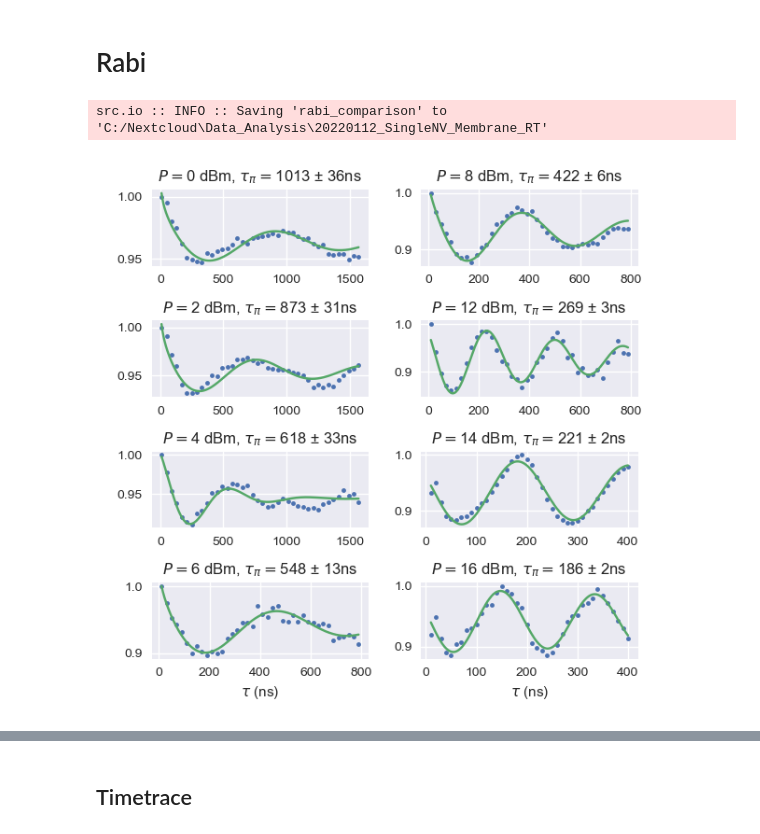
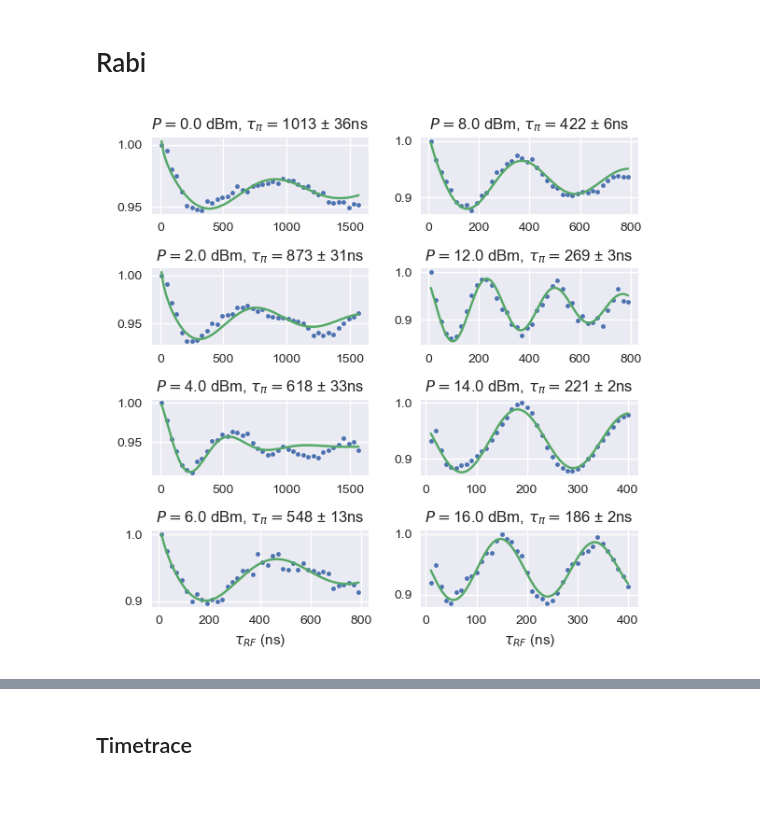
Before and after one commit to dineshpinto/qudi-hira-analysis, a Jupyter notebook: notebooks/20220112_SingleNV_Membrane_RT.ipynb, the cells around one changed output, grey strips where cells are left out. Drawn from its saved outputs; the diff is of its cells as text; code cells hidden in the pictures; blank space fills up the shorter version.

```diff
--- a/notebooks/20220112_SingleNV_Membrane_RT.ipynb
+++ b/notebooks/20220112_SingleNV_Membrane_RT.ipynb
@@ -259 +257,3 @@ rabi = sio.read_pulsed_measurement_data(DATA_FOLDERPATH, measurement_str="rabi")
+# %%
+rabi = sio.read_pulsed_measurement_dataclass(DATA_FOLDERPATH, measurement_str="rabi")
 # %%
@@ -270,53 +266,49 @@ del rabi1["20220208-1950-35"]
 # %%
 %matplotlib widget
 
-fig, ax = plt.subplots(nrows=len(rabi1) // 2, ncols=len(rabi1)//4, sharex=False, figsize=(6, 6))
+keys_to_plot = ['20220208-1453-21', '20220208-1600-40', '20220208-1623-58', '20220208-1629-50', '20220208-1641-00', '20220208-1647-50', '20220208-1921-36', '20220208-1932-34']
+fig, ax = plt.subplots(nrows=len(keys_to_plot) // 2, ncols=len(keys_to_plot)//4, sharex=False, figsize=(6, 6))
 
 frequencies, powers = [], []
 
 idx = 0
 idx2 = 0
-for key in rabi1.keys():
-    df = rabi1[key]["pulsed_measurement"]["data"]
-    filename = rabi1[key]["pulsed_measurement"]["filename"]
-    power = re.search('rabi_(.*)dBm', filename).group(1)
+for key in keys_to_plot:
+    power = rabi[key].get_param_from_filename(unit="dBm")
 
-    x = df["Controlled variable(s)"] * 1e9
+    x, _ =  rabi[key].pulsed_measurement.get_data()
+    x *= 1e9
 
-    laser_pulses = rabi1[key]["laser_pulses"]["data"]
-    y, yerr = qft.analyse_mean_norm(laser_pulses, signal_start=170e-9, signal_end=250e-9, norm_start=1000e-9, norm_end=2000e-9)
+    y, yerr = qft.analyse_mean_norm(rabi[key].laser_pulses.data, signal_start=170e-9, signal_end=250e-9, norm_start=1000e-9, norm_end=2000e-9)
     y /= np.max(y)
 
     ax[idx, idx2].plot(x, y, ".")
 
-    if float(power) < 12:
+    if power < 12:
         fit_x, fit_y, result = qft.perform_fit(x, y, "sinestretchedexponentialdecay")
     else:
         fit_x, fit_y, result = qft.perform_fit(x, y, "sineexponentialdecay")
 
 
     pi_length = 1 / result.params["frequency"].value
     pi_length_err = pi_length * (result.params["frequency"].stderr / result.params["frequency"].value)
 
-    powers.append(shp.decibelm_to_watts(float(power)))
+    powers.append(shp.decibelm_to_watts(power))
     frequencies.append(result.params["frequency"].value)
 
     ax[idx, idx2].plot(fit_x, fit_y)
     ax[idx, idx2].set_title(r"$P=$" + f"{power} dBm, " + r"$\tau_{\pi}=$" + f"{int(pi_length)} ± {int(pi_length_err)}ns ")
 
     if idx == 3:
-        ax[idx, idx2].set_xlabel(r"$\tau$ (ns)")
-
+        ax[idx, idx2].set_xlabel(r"$\tau_{RF}$ (ns)")
         idx2 += 1
         idx = -1
     idx += 1
 
-#ax[-1].set_xlabel("Time (ns)")
 fig.tight_layout()
-sio.save_figures("rabi_comparison", FIGURE_FOLDERPATH)
+#sio.save_figures("rabi_comparison", FIGURE_FOLDERPATH)
 # %% [output]
-src.io :: INFO :: Saving 'rabi_comparison' to 'C:/Nextcloud\Data_Analysis\20220112_SingleNV_Membrane_RT'
-[figure, old version]
+[figure, new version]
 # %%
 %matplotlib widget
 
```
Also changed, not shown: parts of 19 cells of this notebook, 3 other files.
